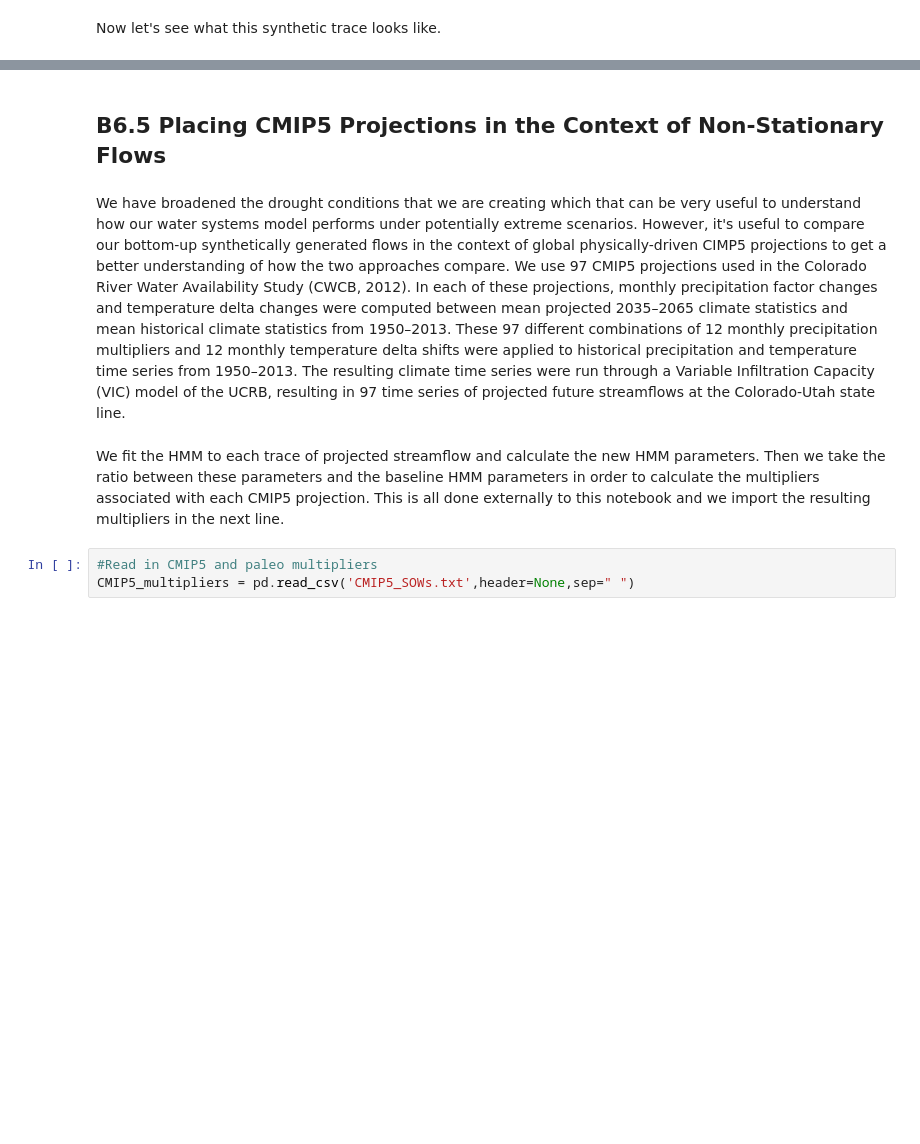
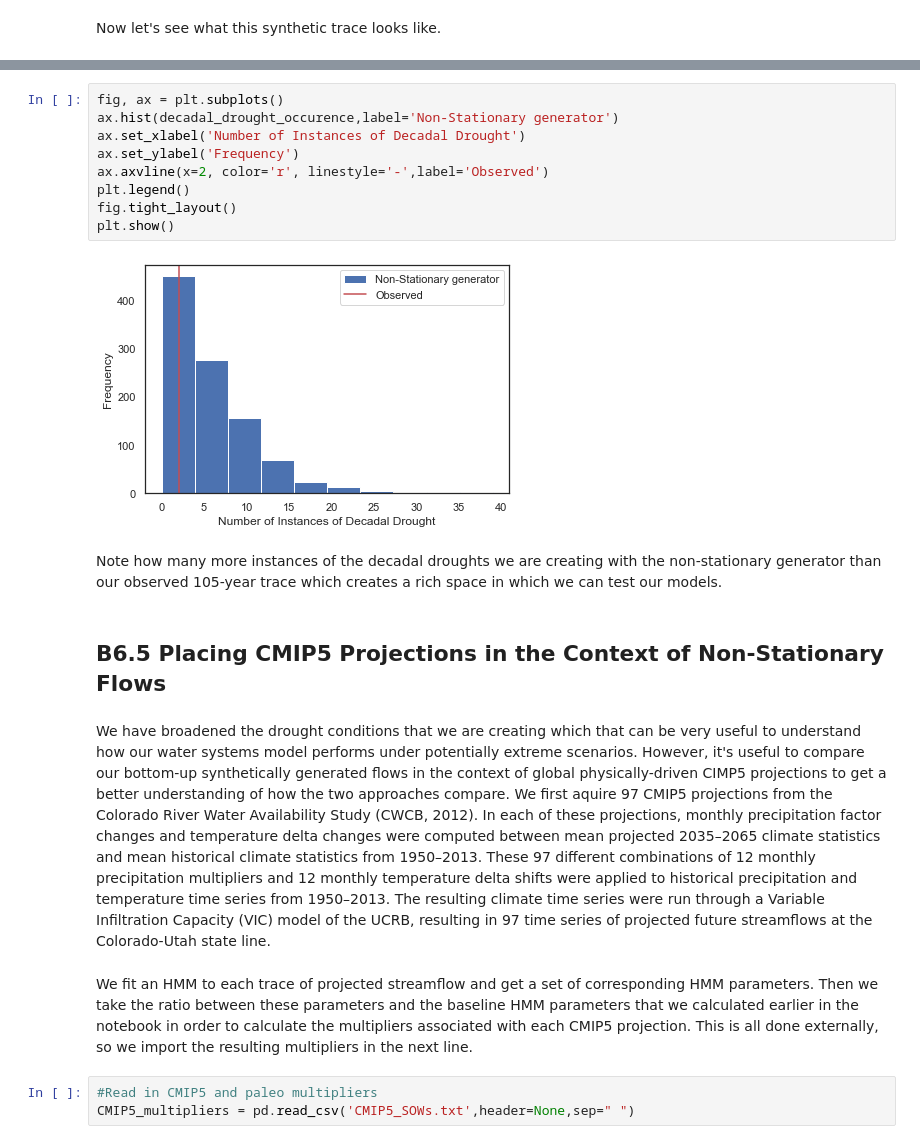
Before and after one commit to rg727/HMM_Technical_Appendix, a Jupyter notebook: Hidden-Markov Modeling Approaches to Creating Synthetic Streamflow Scenarios.ipynb, the cells around one changed output, grey strips where cells are left out. Drawn from its saved outputs; the diff is of its cells as text; blank space fills up the shorter version.

```diff
--- a/Hidden-Markov Modeling Approaches to Creating Synthetic Streamflow Scenarios.ipynb
+++ b/Hidden-Markov Modeling Approaches to Creating Synthetic Streamflow Scenarios.ipynb
@@ -362,9 +426,22 @@ Above is the example trace from the new non-stationary model. You may see fewer
+# %%
+fig, ax = plt.subplots()
+ax.hist(decadal_drought_occurence,label='Non-Stationary generator')
+ax.set_xlabel('Number of Instances of Decadal Drought')
+ax.set_ylabel('Frequency')
+ax.axvline(x=2, color='r', linestyle='-',label='Observed')
+plt.legend()
+fig.tight_layout()
+plt.show()
+# %% [output]
+[figure, added]
+# %% [markdown]
+Note how many more instances of the decadal droughts we are creating with the non-stationary generator than our observed 105-year trace which creates a rich space in which we can test our models.
 # %% [markdown]
 ## B6.5 Placing CMIP5 Projections in the Context of Non-Stationary Flows
 # %% [markdown]
-We have broadened the drought conditions that we are creating which that can be very useful to understand how our water systems model performs under potentially extreme scenarios. However, it's useful to compare our bottom-up synthetically generated flows in the context of global physically-driven CIMP5 projections to get a better understanding of how the two approaches compare. We use 97 CMIP5 projections used in the Colorado River Water Availability Study (CWCB, 2012). In each of these projections, monthly precipitation factor changes and temperature delta changes were computed between mean projected 2035–2065 climate statistics and mean historical climate statistics from 1950–2013. These 97 different combinations of 12 monthly precipitation multipliers and 12 monthly temperature delta shifts were applied to historical precipitation and temperature time series from 1950–2013. The resulting climate time series were run through a Variable Infiltration Capacity (VIC) model of the UCRB, resulting in 97 time series of projected future streamflows at the Colorado‐Utah state line.
+We have broadened the drought conditions that we are creating which that can be very useful to understand how our water systems model performs under potentially extreme scenarios. However, it's useful to compare our bottom-up synthetically generated flows in the context of global physically-driven CIMP5 projections to get a better understanding of how the two approaches compare. We first aquire 97 CMIP5 projections from the Colorado River Water Availability Study (CWCB, 2012). In each of these projections, monthly precipitation factor changes and temperature delta changes were computed between mean projected 2035–2065 climate statistics and mean historical climate statistics from 1950–2013. These 97 different combinations of 12 monthly precipitation multipliers and 12 monthly temperature delta shifts were applied to historical precipitation and temperature time series from 1950–2013. The resulting climate time series were run through a Variable Infiltration Capacity (VIC) model of the UCRB, resulting in 97 time series of projected future streamflows at the Colorado‐Utah state line.
 # %% [markdown]
-We fit the HMM to each trace of projected streamflow and calculate the new HMM parameters. Then we take the ratio between these parameters and the baseline HMM parameters in order to calculate the multipliers associated with each CMIP5 projection. This is all done externally to this notebook and we import the resulting multipliers in the next line.
+We fit an HMM to each trace of projected streamflow and get a set of corresponding HMM parameters. Then we take the ratio between these parameters and the baseline HMM parameters that we calculated earlier in the notebook in order to calculate the multipliers associated with each CMIP5 projection. This is all done externally, so we import the resulting multipliers in the next line.
 # %%
 #Read in CMIP5 and paleo multipliers
 CMIP5_multipliers = pd.read_csv('CMIP5_SOWs.txt',header=None,sep=" ")
```
Also changed, not shown: parts of 21 cells of this notebook.
